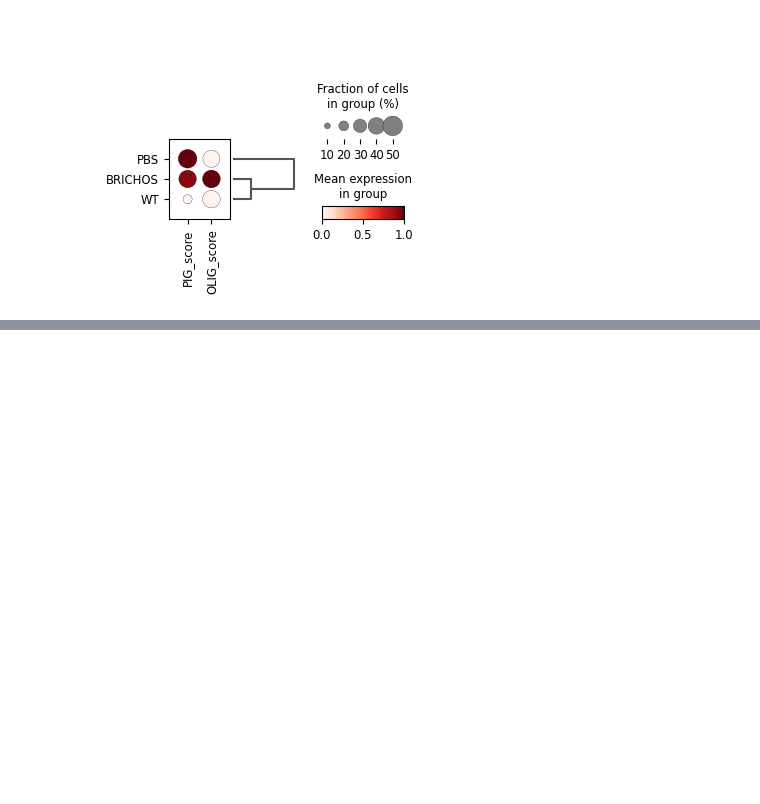
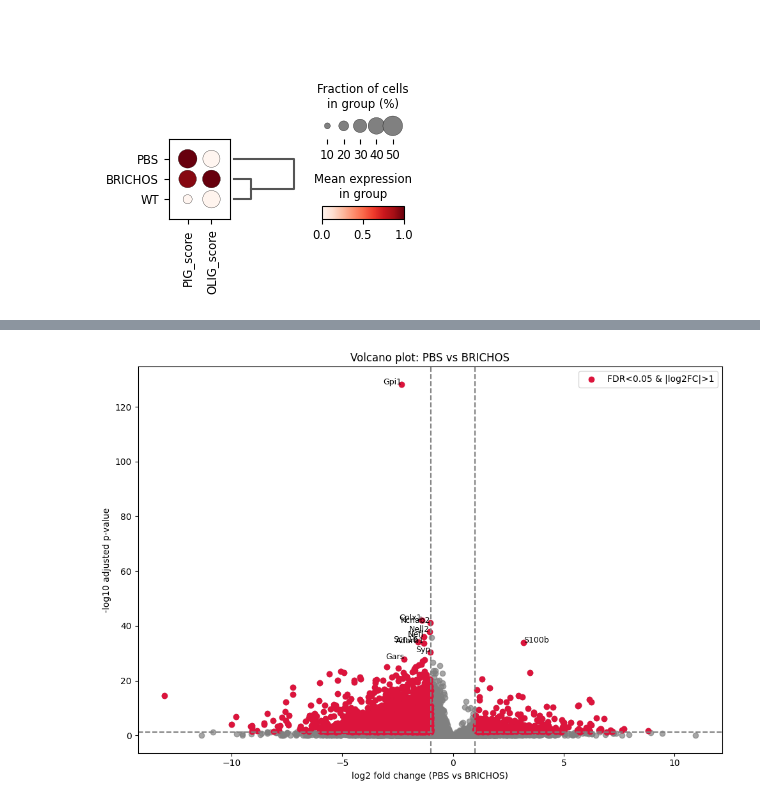
Before and after one commit to christoffermattssonlangseth/ST-BRICHOS, a Jupyter notebook: notebooks/comparing_regions.ipynb, the cells around one changed output, grey strips where cells are left out. Saved outputs shown, nothing was run; the diff lists cells and outputs as text; code cells hidden in the pictures; blank space fills up the shorter version.

```diff
--- a/notebooks/comparing_regions.ipynb
+++ b/notebooks/comparing_regions.ipynb
@@ -158,0 +170,7 @@ WARNING: dendrogram data not found (using key=dendrogram_treatment). Running `sc
+# %%
+ad_sub = ad[ad.obs.region_annotation == 'Corpus Callosum']
+volcano_plot_br(ad_sub, groupby='treatment',
+    group1='PBS',
+    group2='BRICHOS')
+# %% [output]
+[figure, added]
```
Also changed, not shown: parts of 6 cells of this notebook.
